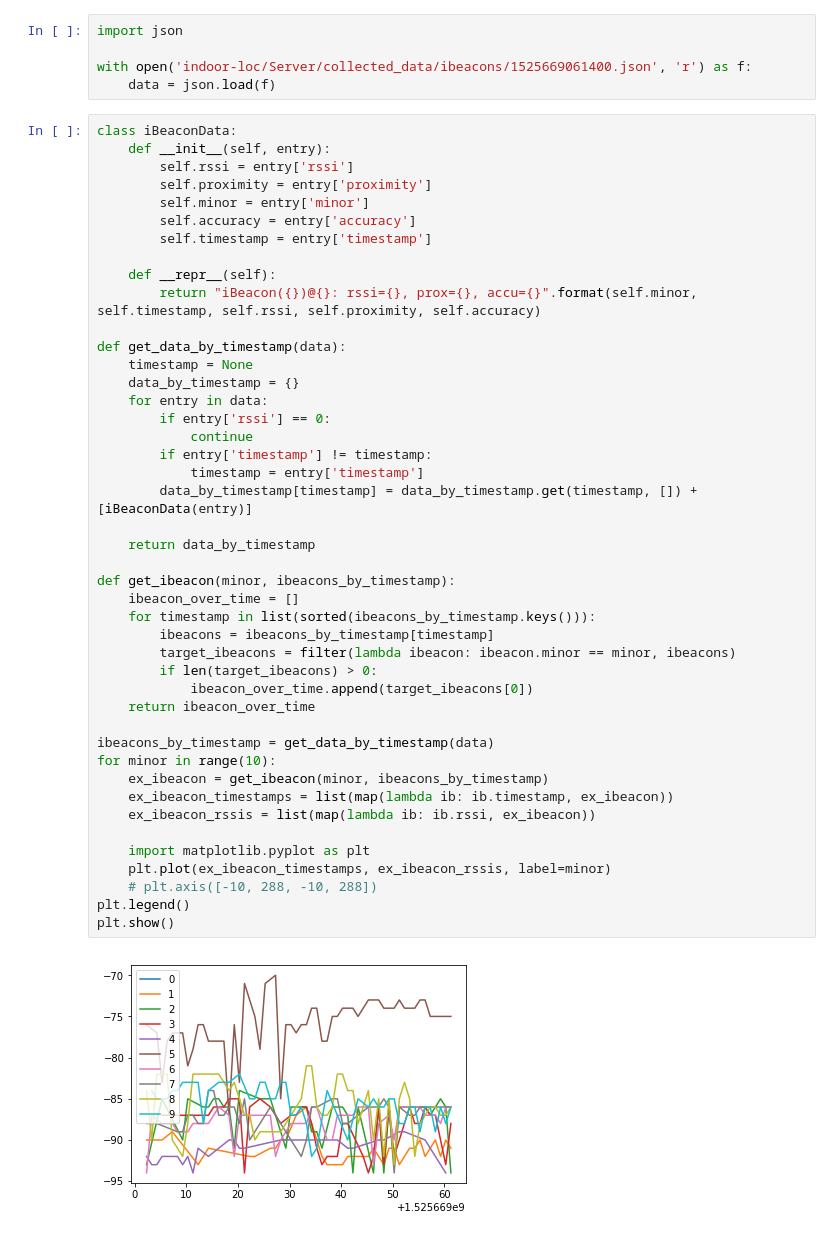
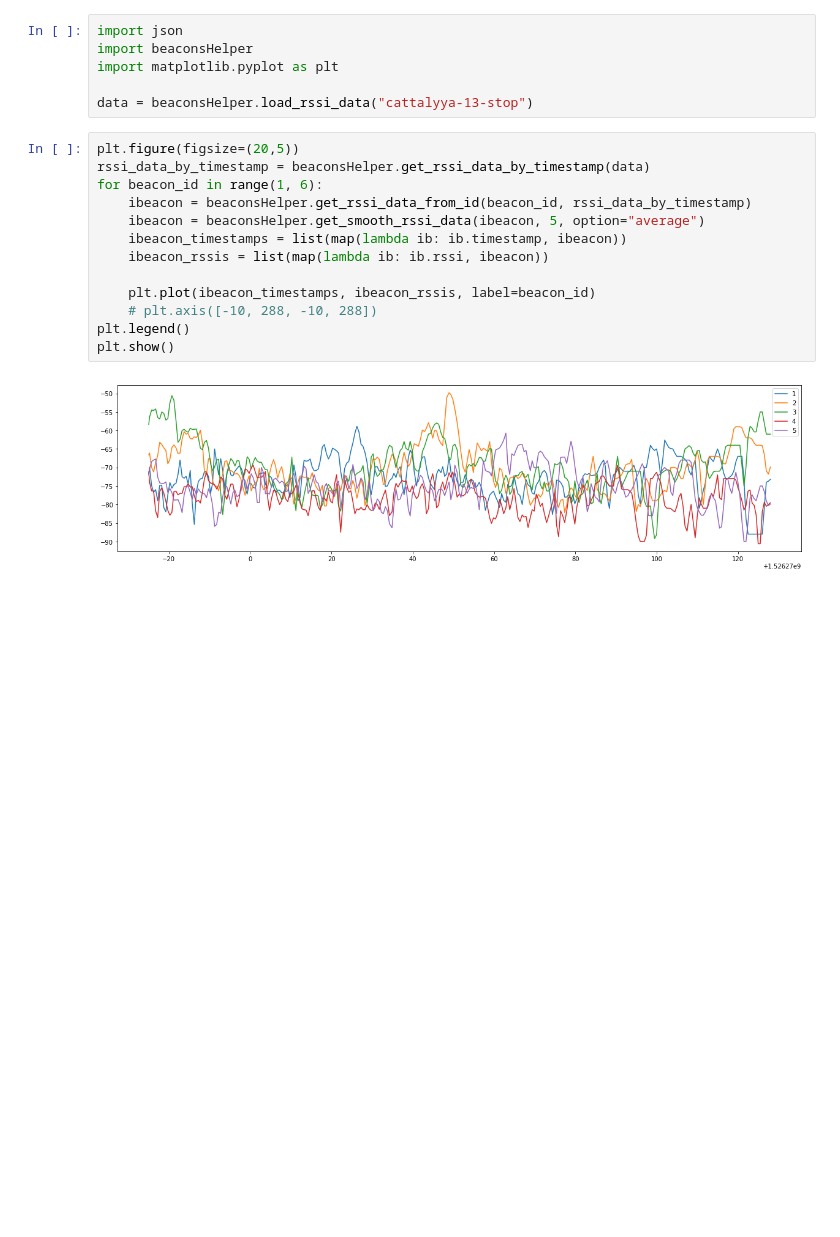
Before and after one commit to korrawat/indoor-loc, a Jupyter notebook: Workspace/visualizeRSSI-staticPoint.ipynb, the cells around one changed output. Drawn from its saved outputs; the diff is of its cells as text; blank space fills up the shorter version.

```diff
--- a/Workspace/visualizeRSSI-staticPoint.ipynb
+++ b/Workspace/visualizeRSSI-staticPoint.ipynb
@@ -1,51 +1,21 @@
-# %%
-import json
-
-with open('indoor-loc/Server/collected_data/ibeacons/1525669061400.json', 'r') as f:
-    data = json.load(f)
-# %%
-class iBeaconData:
-    def __init__(self, entry):
-        self.rssi = entry['rssi']
-        self.proximity = entry['proximity']
-        self.minor = entry['minor']
-        self.accuracy = entry['accuracy']
-        self.timestamp = entry['timestamp']
-
-    def __repr__(self):
-        return "iBeacon({})@{}: rssi={}, prox={}, accu={}".format(self.minor, self.timestamp, self.rssi, self.proximity, self.accuracy)
-
-def get_data_by_timestamp(data):
-    timestamp = None
-    data_by_timestamp = {}
-    for entry in data:
-        if entry['rssi'] == 0:
-            continue
-        if entry['timestamp'] != timestamp:
-            timestamp = entry['timestamp']
-        data_by_timestamp[timestamp] = data_by_timestamp.get(timestamp, []) + [iBeaconData(entry)]
-
-    return data_by_timestamp
-
-def get_ibeacon(minor, ibeacons_by_timestamp):
-    ibeacon_over_time = []
-    for timestamp in list(sorted(ibeacons_by_timestamp.keys())):
-        ibeacons = ibeacons_by_timestamp[timestamp]
-        target_ibeacons = filter(lambda ibeacon: ibeacon.minor == minor, ibeacons)
-        if len(target_ibeacons) > 0:
-            ibeacon_over_time.append(target_ibeacons[0])
-    return ibeacon_over_time
-
-ibeacons_by_timestamp = get_data_by_timestamp(data)
-for minor in range(10):
-    ex_ibeacon = get_ibeacon(minor, ibeacons_by_timestamp)
-    ex_ibeacon_timestamps = list(map(lambda ib: ib.timestamp, ex_ibeacon))
-    ex_ibeacon_rssis = list(map(lambda ib: ib.rssi, ex_ibeacon))
-
-    import matplotlib.pyplot as plt
-    plt.plot(ex_ibeacon_timestamps, ex_ibeacon_rssis, label=minor)
-    # plt.axis([-10, 288, -10, 288])
-plt.legend()
-plt.show()
-# %% [output]
-[figure, removed]
+# %%
+import json
+import beaconsHelper
+import matplotlib.pyplot as plt
+
+data = beaconsHelper.load_rssi_data("cattalyya-13-stop")
+# %%
+plt.figure(figsize=(20,5))
+rssi_data_by_timestamp = beaconsHelper.get_rssi_data_by_timestamp(data)
+for beacon_id in range(1, 6):
+    ibeacon = beaconsHelper.get_rssi_data_from_id(beacon_id, rssi_data_by_timestamp)
+    ibeacon = beaconsHelper.get_smooth_rssi_data(ibeacon, 5, option="average")
+    ibeacon_timestamps = list(map(lambda ib: ib.timestamp, ibeacon))
+    ibeacon_rssis = list(map(lambda ib: ib.rssi, ibeacon))
+
+    plt.plot(ibeacon_timestamps, ibeacon_rssis, label=beacon_id)
+    # plt.axis([-10, 288, -10, 288])
+plt.legend()
+plt.show()
+# %% [output]
+[figure, added]
```
Also changed, not shown: 18 other files.
